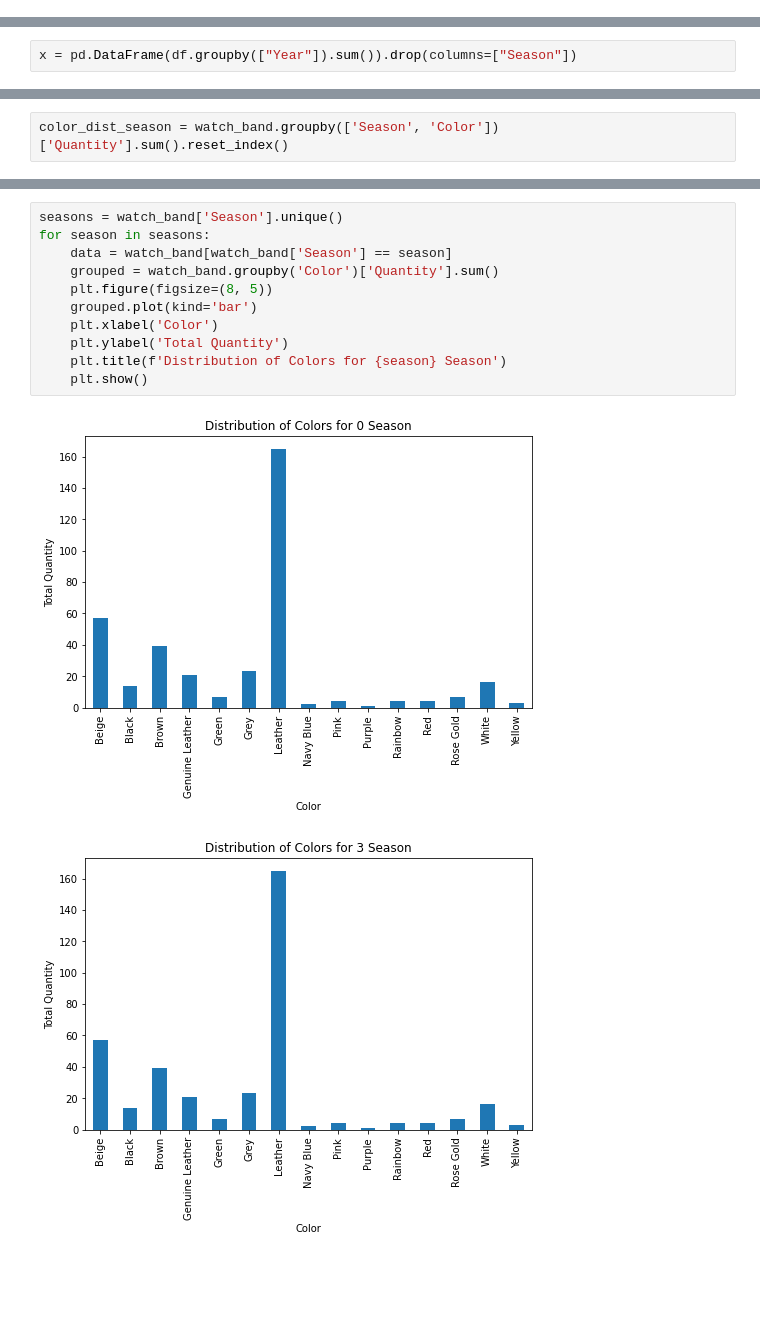
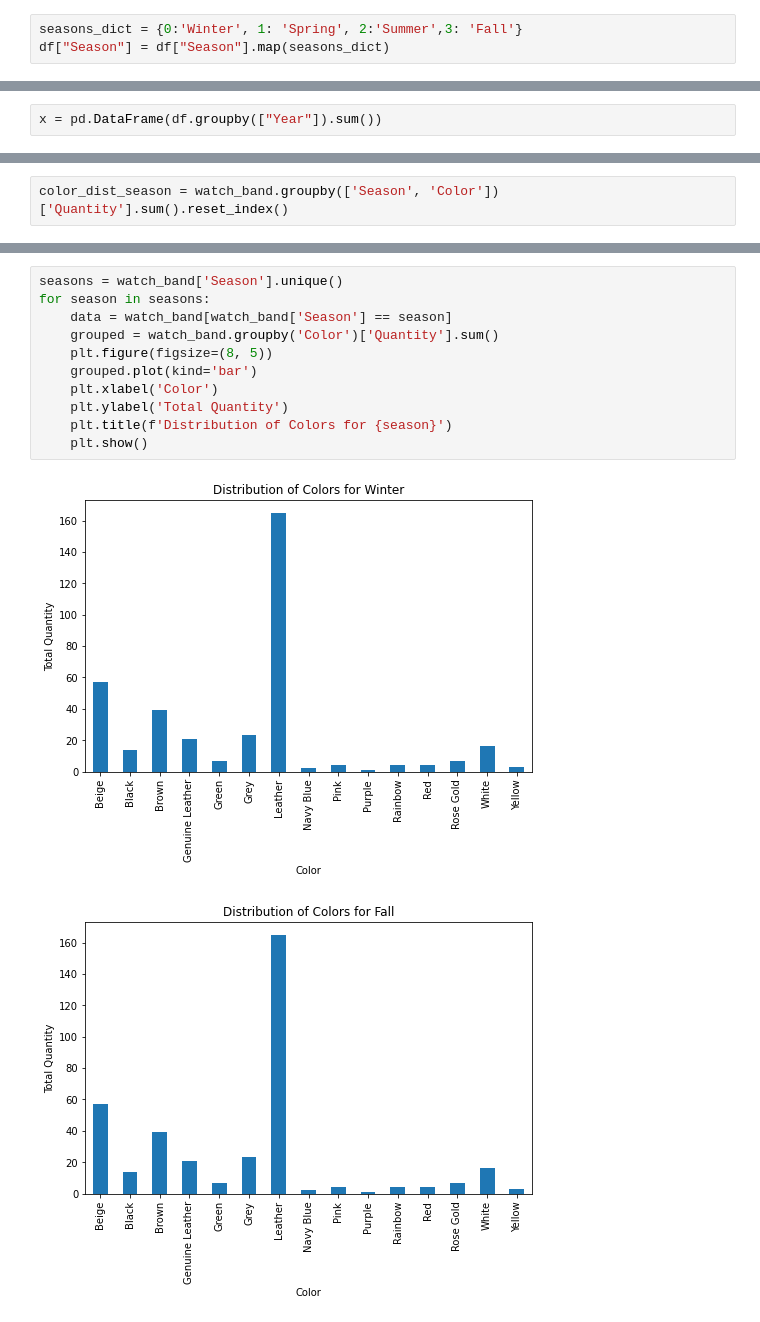
Before and after one commit to mustafabayrak0/Etsy, a Jupyter notebook: Notebooks/Watch Band.ipynb, the cells around one changed output, grey strips where cells are left out. Cells and saved outputs as stored; diff of their text form; blank space fills up the shorter version.

```diff
--- a/Notebooks/Watch Band.ipynb
+++ b/Notebooks/Watch Band.ipynb
@@ -33,0 +50,3 @@ df["Item Model"] = df["Item Model"].apply(map_model)
+# %%
+seasons_dict = {0:'Winter', 1: 'Spring', 2:'Summer',3: 'Fall'}
+df["Season"] = df["Season"].map(seasons_dict)
@@ -34,5 +59,5 @@ df["Item Model"] = df["Item Model"].apply(map_model)
 # %%
-x = pd.DataFrame(df.groupby(["Year"]).sum()).drop(columns=["Season"])
+x = pd.DataFrame(df.groupby(["Year"]).sum())
 # %% [markdown]
 Total Quantities by year
 # %%
@@ -277,15 +302,15 @@ Name: Color, dtype: int64
 # %%
 seasons = watch_band['Season'].unique()
 for season in seasons:
     data = watch_band[watch_band['Season'] == season]
     grouped = watch_band.groupby('Color')['Quantity'].sum()
     plt.figure(figsize=(8, 5))
     grouped.plot(kind='bar')
     plt.xlabel('Color')
     plt.ylabel('Total Quantity')
-    plt.title(f'Distribution of Colors for {season} Season')
+    plt.title(f'Distribution of Colors for {season}')
     plt.show()
 # %% [output]
-[figure, old version]
+[figure, new version]
-[figure, old version]
+[figure, new version]
 [figure]
```
Also changed, not shown: parts of 7 cells of this notebook.
